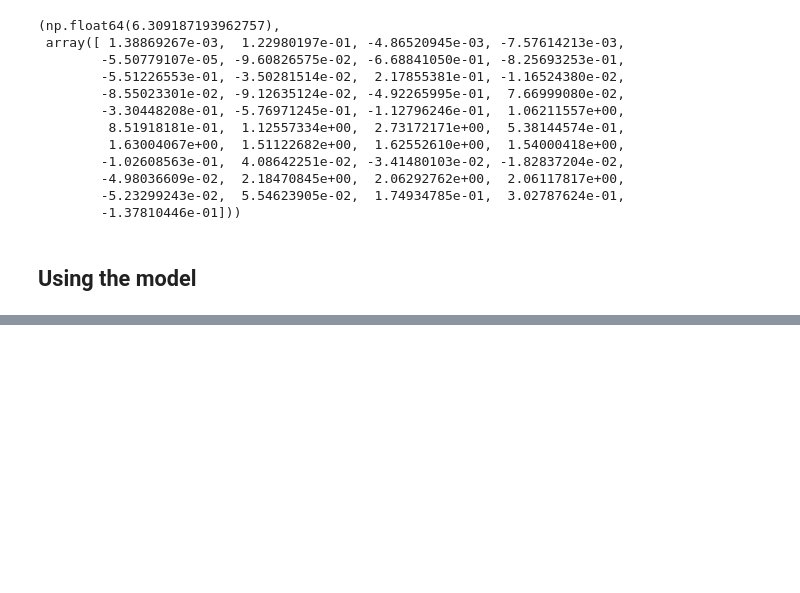
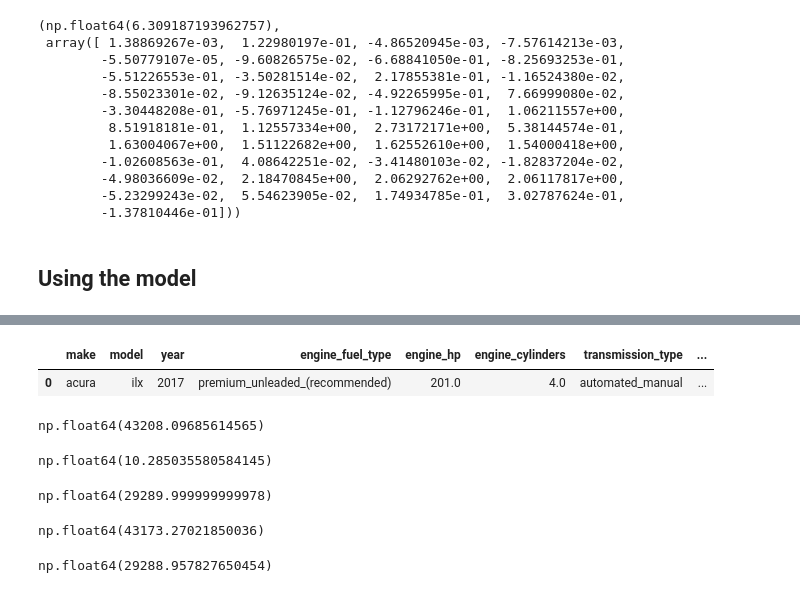
Before and after one commit to denis911/ML-zoomcamp-notebooks-modules-1-4, a Jupyter notebook: Kaggle_car_price.ipynb, the cells around one changed output, grey strips where cells are left out. Cells and saved outputs as stored; diff of their text form; code cells hidden in the pictures; blank space fills up the shorter version.

```diff
--- a/Kaggle_car_price.ipynb
+++ b/Kaggle_car_price.ipynb
@@ -1024,0 +1081,5 @@ w0, w # finally, our weights!!!
+# %%
+# lets actually use our model for prediction
+car = df_test.iloc[20].to_dict()
+car
+# as we usually deal with dictionaries in web requests
@@ -1024,0 +1102,33 @@ w0, w # finally, our weights!!!
+# %%
+# now lets put it back to dataframe ))
+df_small = pd.DataFrame([car])
+df_small
+# %% [output]
+|  | make | model | year | engine_fuel_type | engine_hp | engine_cylinders | transmission_type | ... |
+| 0 | acura | ilx | 2017 | premium_unleaded_(recommended) | 201.0 | 4.0 | automated_manual | ... |
+# %%
+X_small = prepare_X(df_small)
+price_pred = w0 + X_small.dot(w)
+price_pred # array([10.67380633])
+# now real price is exponent of it
+price_pred = np.expm1(price_pred[0])
+price_pred # USD 43208
+# %% [output]
+np.float64(43208.09685614565)
+# %%
+y_test[20] # np.float64(10.285035580584145)
+# diff about 14 000 USD - ai ai ...
+# %% [output]
+np.float64(10.285035580584145)
+# %%
+np.expm1(y_test[20])
+# %% [output]
+np.float64(29289.999999999978)
+# %%
+np.expm1(10.673) # np.float64(43173.27021850036)
+# %% [output]
+np.float64(43173.27021850036)
+# %%
+np.expm1(10.285) # np.float64(29288.957827650454)
+# %% [output]
+np.float64(29288.957827650454)
```
Also changed, not shown: parts of 7 cells of this notebook.
